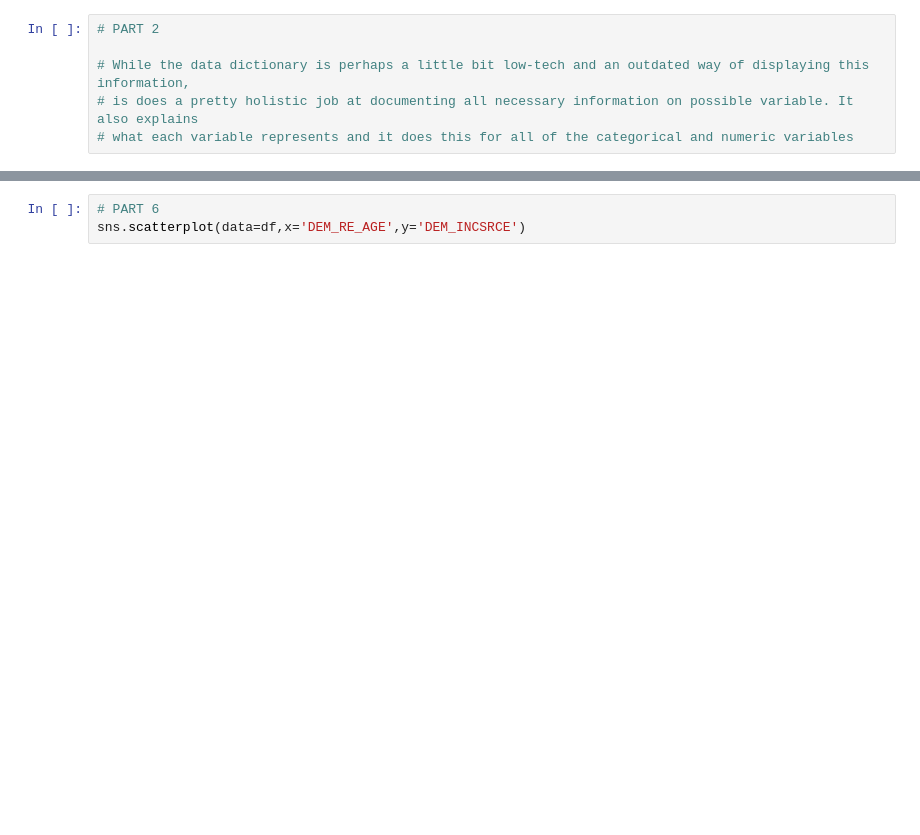
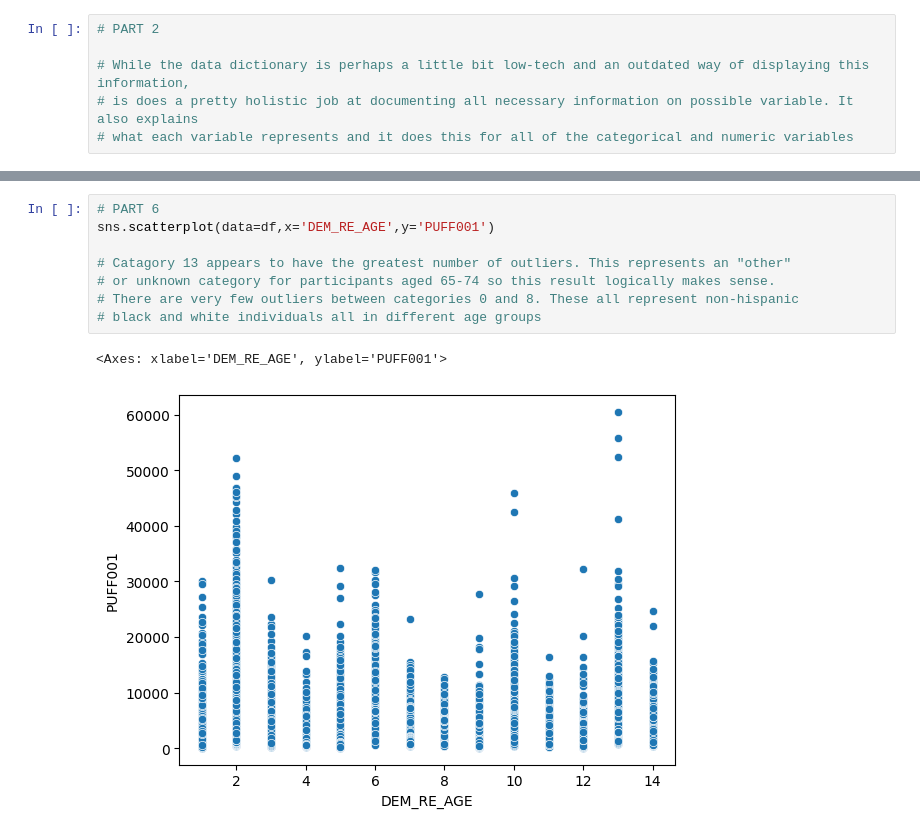
Before and after one commit to annikarichardson2024/HW3, a Jupyter notebook: assignment-2.ipynb, the cells around one changed output, grey strips where cells are left out. Saved outputs shown, nothing was run; the diff lists cells and outputs as text; blank space fills up the shorter version.

```diff
--- a/assignment-2.ipynb
+++ b/assignment-2.ipynb
@@ -230,6 +257,14 @@ sns.histplot(data=df,x='DEM_RE_AGE')
 # %%
 # PART 6
-sns.scatterplot(data=df,x='DEM_RE_AGE',y='DEM_INCSRCE')
+sns.scatterplot(data=df,x='DEM_RE_AGE',y='PUFF001')
+
+# Catagory 13 appears to have the greatest number of outliers. This represents an "other"
+# or unknown category for participants aged 65-74 so this result logically makes sense.
+# There are very few outliers between categories 0 and 8. These all represent non-hispanic
+# black and white individuals all in different age groups
+# %% [output]
+<Axes: xlabel='DEM_RE_AGE', ylabel='PUFF001'>
+[figure, added]
 # %%
 # PART 7
 df['DEM_RE_AGE'].describe()
```
Also changed, not shown: parts of 5 cells of this notebook.
